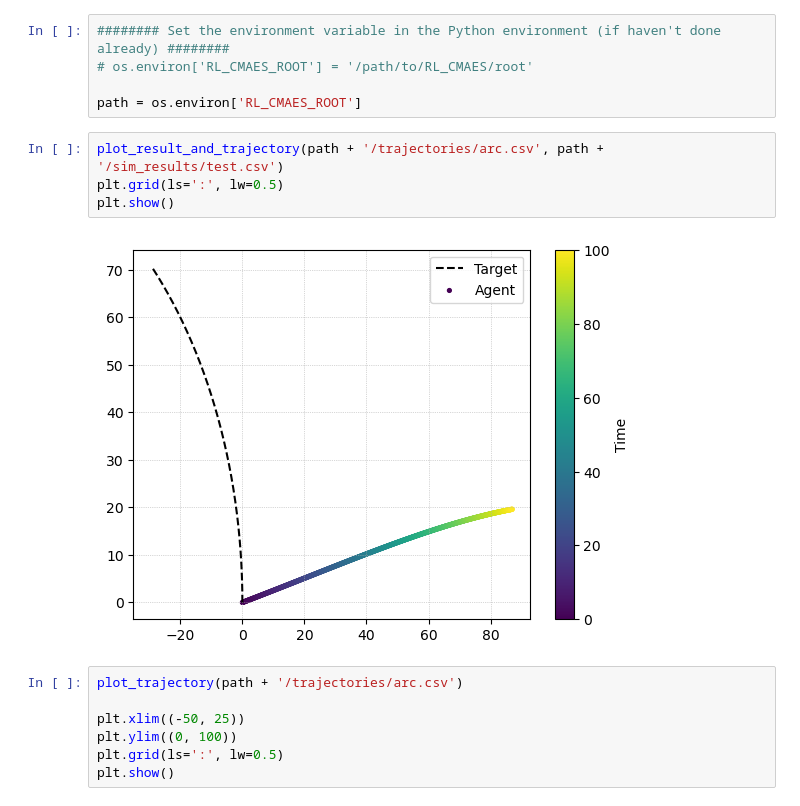
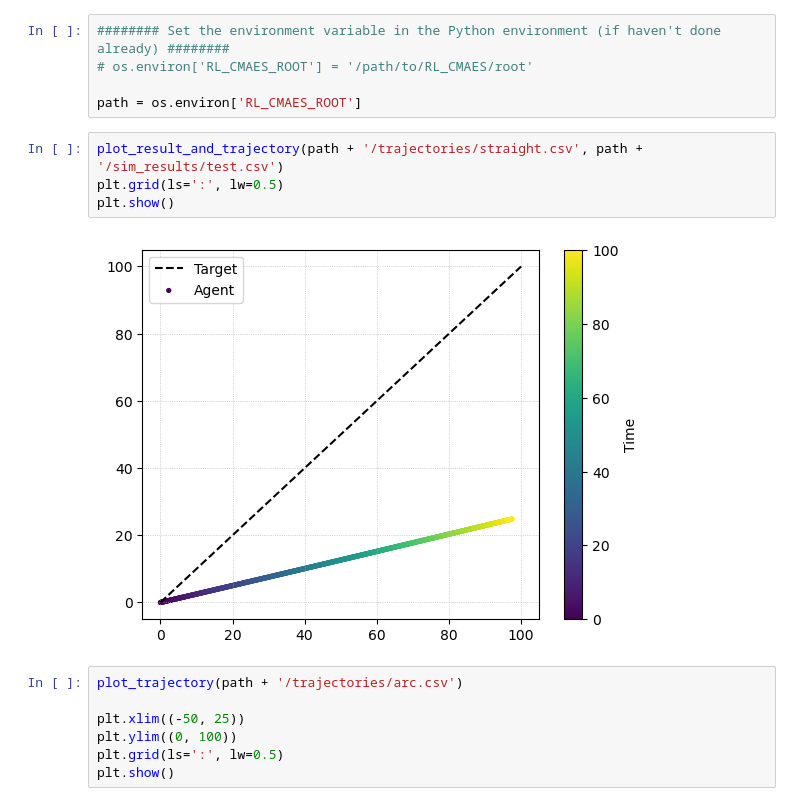
Before and after one commit to Adam-Boesky/RL_CMAES, a Jupyter notebook: Analysis/analysis.ipynb, the cells around one changed output. Saved outputs shown, nothing was run; the diff lists cells and outputs as text.

```diff
--- a/Analysis/analysis.ipynb
+++ b/Analysis/analysis.ipynb
@@ -9,11 +9,11 @@ from plotters import *
 
 path = os.environ['RL_CMAES_ROOT']
 # %%
-plot_result_and_trajectory(path + '/trajectories/arc.csv', path + '/sim_results/test.csv')
+plot_result_and_trajectory(path + '/trajectories/straight.csv', path + '/sim_results/test.csv')
 plt.grid(ls=':', lw=0.5)
 plt.show()
 # %% [output]
-[figure, old version]
+[figure, new version]
 # %%
 plot_trajectory(path + '/trajectories/arc.csv')
 
```
Also changed, not shown: 3 other files.
